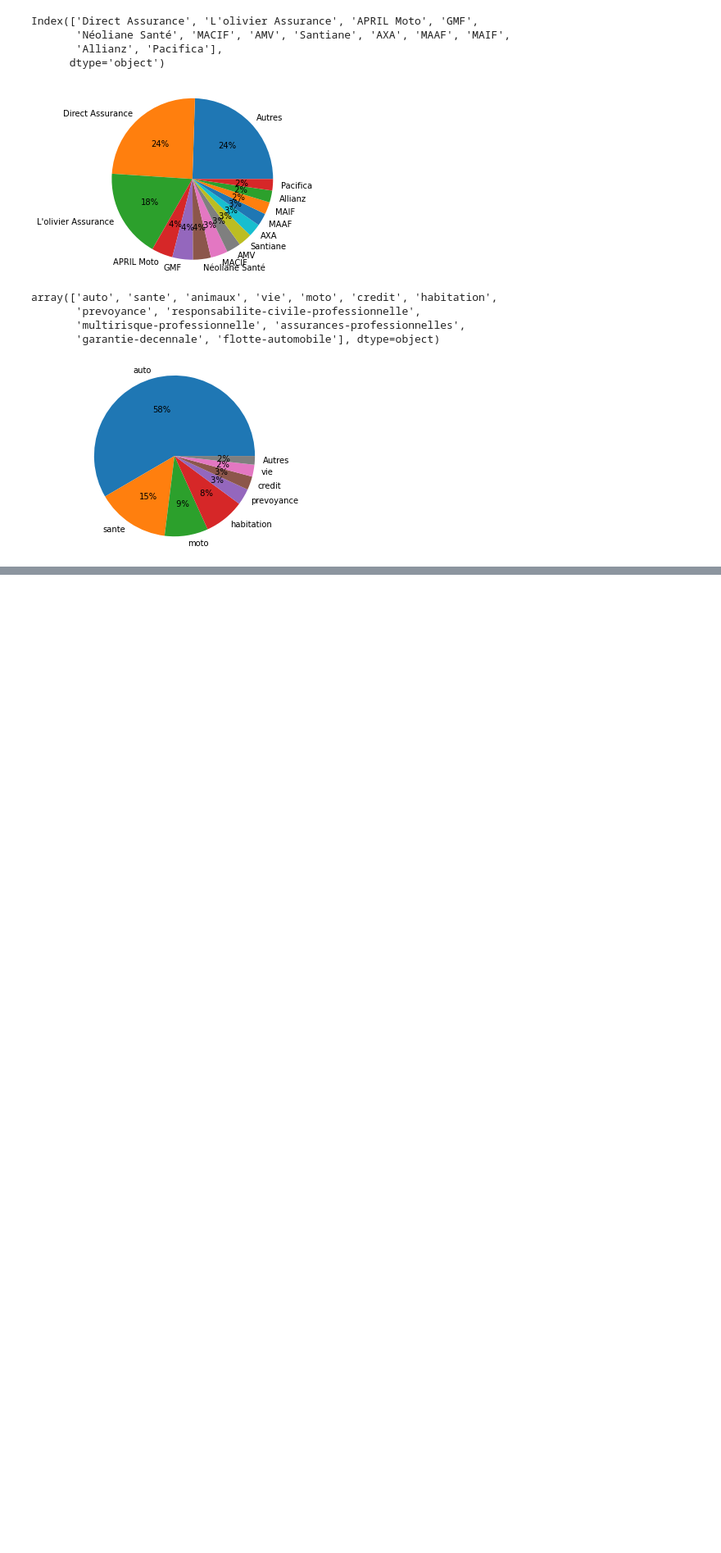
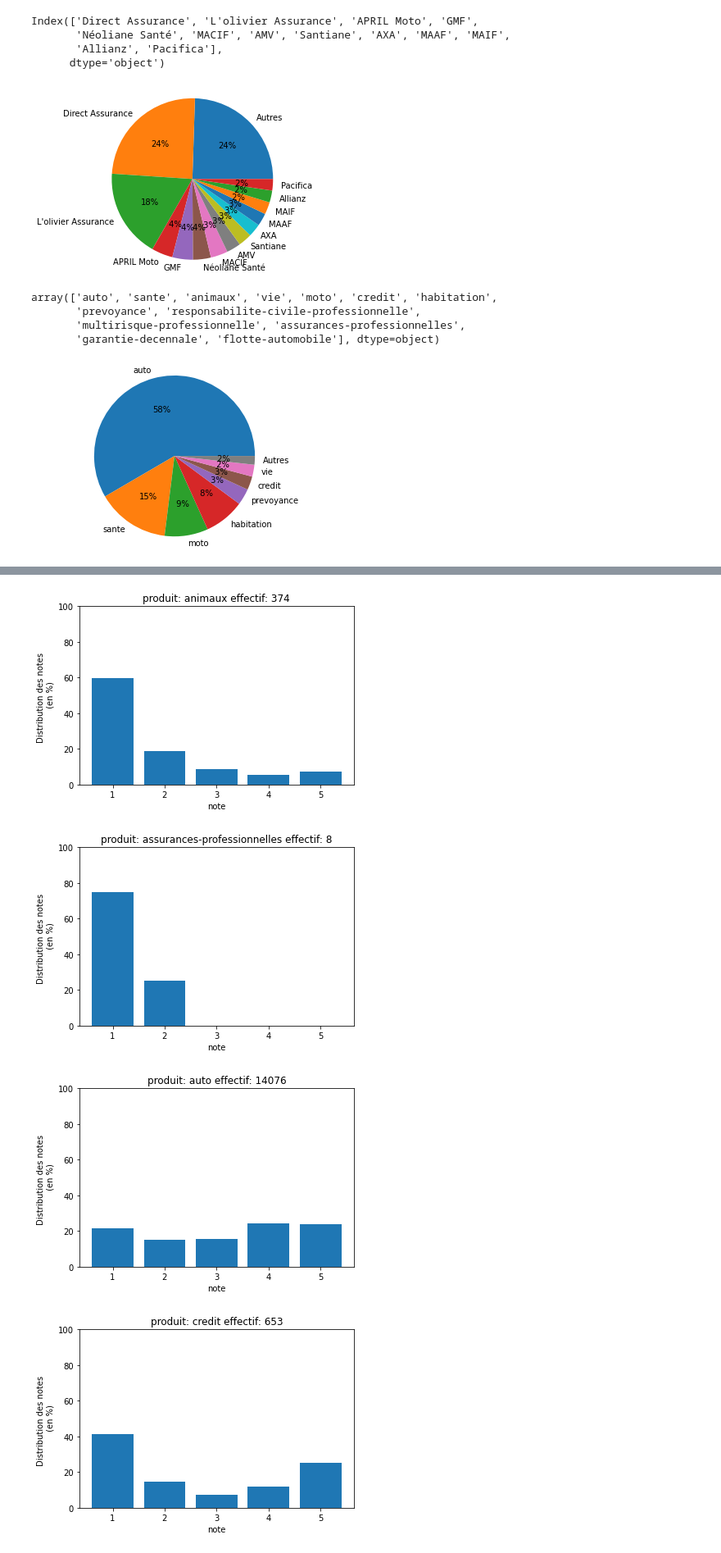
Before and after one commit to NandyBa/NLP-Project2, a Jupyter notebook: Analysis.ipynb, the cells around one changed output, grey strips where cells are left out. Shown: that part at 82% size. Cells and saved outputs as stored; diff of their text form; code cells hidden in the pictures; blank space fills up the shorter version.

```diff
--- a/Analysis.ipynb
+++ b/Analysis.ipynb
@@ -263,13 +238,0 @@ results
-# %%
-for produit in results.index:
-    counts = pd.Series(results.loc[produit, :].values)
-    counts = counts.fillna(0)
-    eff = sum(counts)
-    counts = counts / eff
-
-    fig, ax = plt.subplots()
-    plt.bar(range(1,6), counts)
-    ax.set_ylim(0,1)
-    plt.title('produit: ' + produit + ' effectif: '+str(int(eff)))
-    plt.xlabel('note')
-    plt.show()
@@ -289,0 +265,19 @@ for produit in results.index:
+# %%
+for produit in results.index:
+    counts = pd.Series(results.loc[produit, :].values)
+    counts = counts.fillna(0)
+    eff = sum(counts)
+    counts = 100*counts / eff
+
+    fig, ax = plt.subplots()
+    plt.bar(range(1,6), counts)
+    ax.set_ylim(0,100)
+    plt.title('produit: ' + produit + ' effectif: '+str(int(eff)))
+    plt.ylabel('Distribution des notes \n (en %)')
+    plt.xlabel('note')
+    plt.show()
+# %% [output]
+[figure, added]
+[figure, added]
+[figure, added]
+[figure, added]
```
Also changed, not shown: parts of 12 cells of this notebook.
